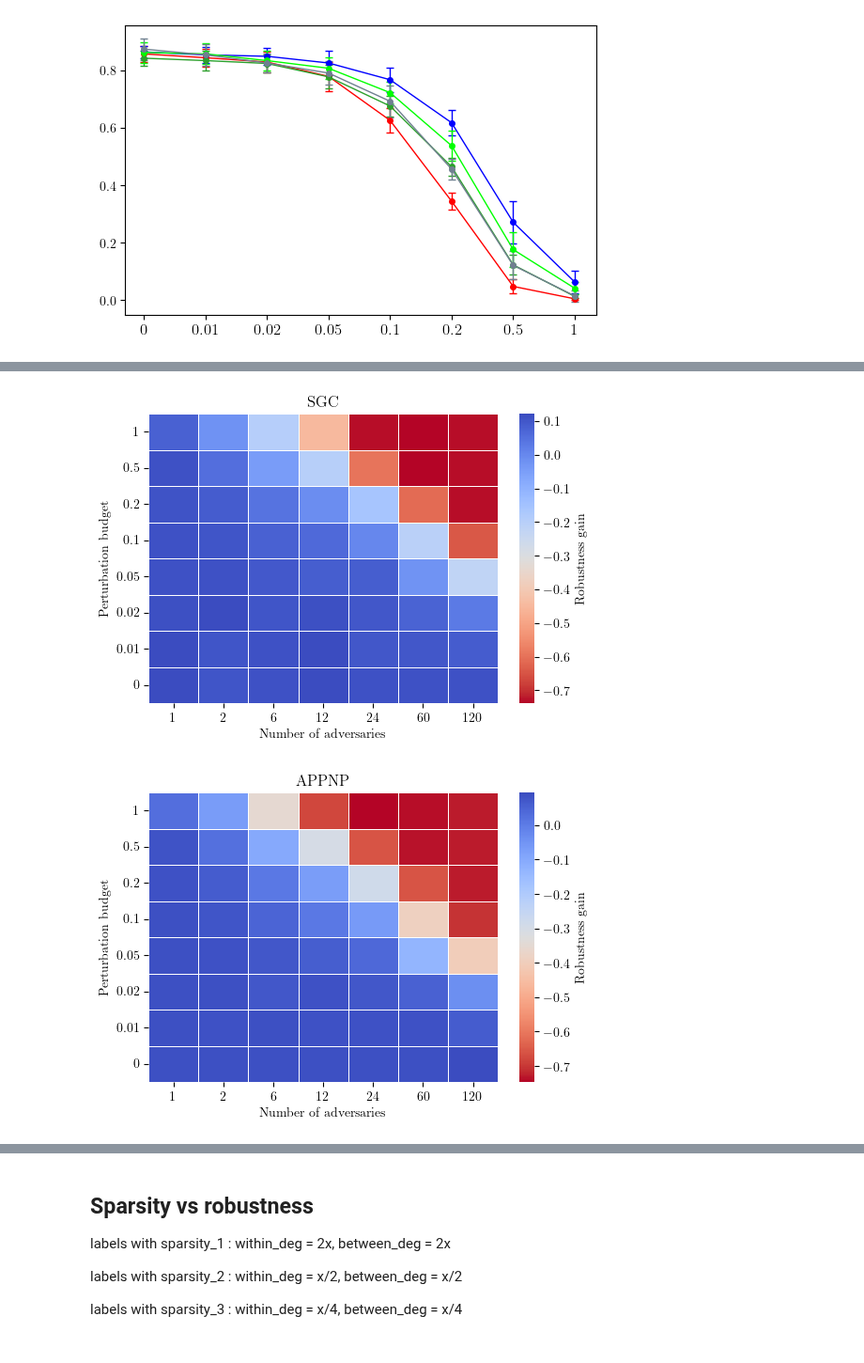
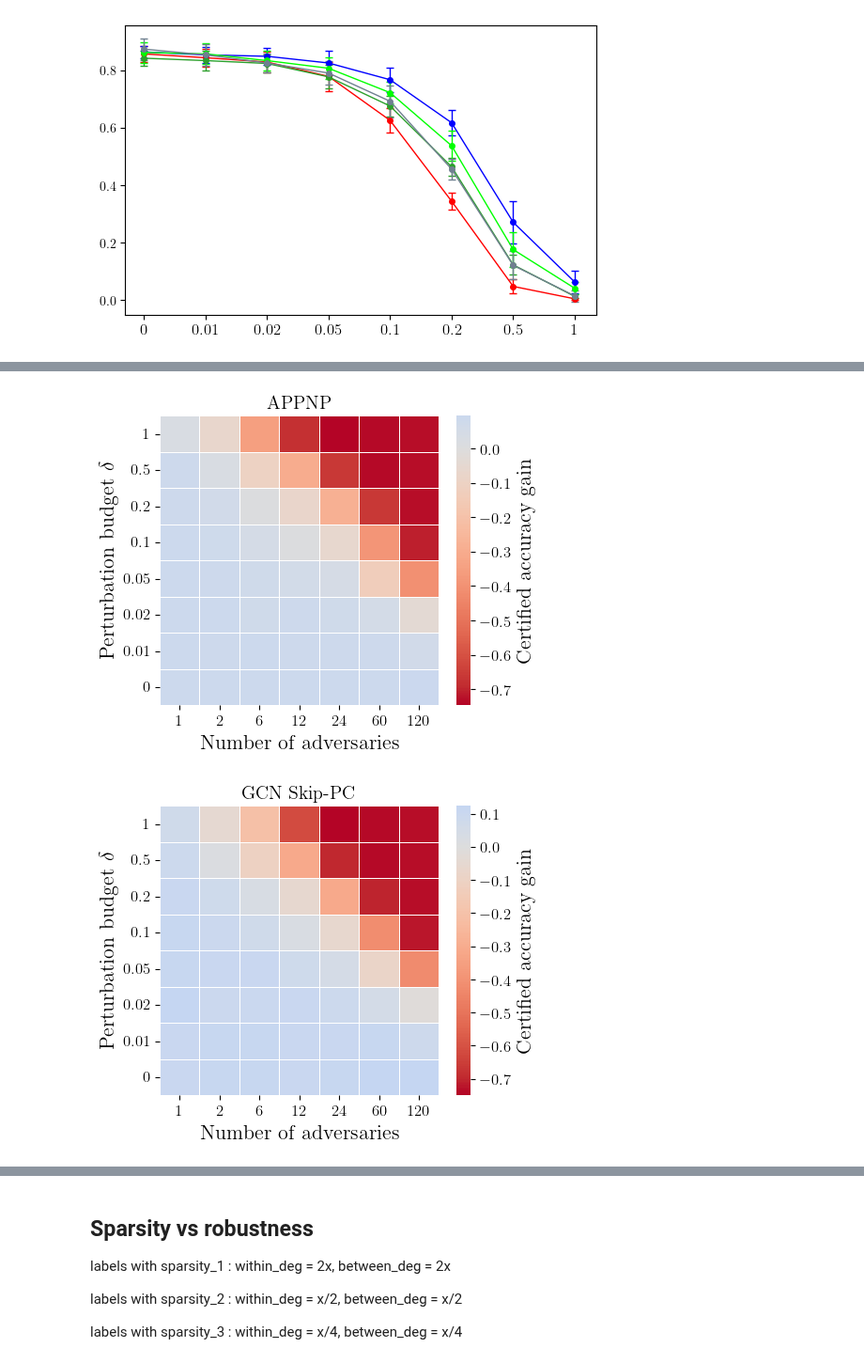
Before and after one commit to saper0/qpcert, a Jupyter notebook: notebooks/certification/m_cert_gcn.ipynb, the cells around one changed output, grey strips where cells are left out. Shown at 94% size. Cells and saved outputs as stored; diff of their text form; code cells hidden in the pictures.

```diff
--- a/notebooks/certification/m_cert_gcn.ipynb
+++ b/notebooks/certification/m_cert_gcn.ipynb
@@ -366,24 +390,25 @@ experiment_manager.plot_nadv_delta_robust_gain_wrt_mlp_heatmap(K, [model], C,
 # %%
 C = 0.01
-model = "SGC"
+model = "APPNP"
 mlp = "APPNP_alpha1"
 n_adv_plot = 24
 savefig = f'{model}_graph_info_robust_gain_C{C}_linf.png'
 experiment_manager.plot_nadv_delta_robust_gain_wrt_mlp_heatmap(K, [model], C,
                               attack_nodes, n_adv_l, delta_l[::-1], mlp=mlp,
-                              width=1, ratio=1.5, savefig=savefig)
+                              width=1, ratio=1.2, savefig=savefig)
 # %% [output]
-[figure, old version]
+[figure, new version]
 # %%
 C = 0.01
-model = "APPNP"
+model = "GCN_skippc_linear"
 mlp = "APPNP_alpha1"
+title_label = "GCN Skip-PC"
 n_adv_plot = 24
 savefig = f'{model}_graph_info_robust_gain_C{C}_linf.png'
 experiment_manager.plot_nadv_delta_robust_gain_wrt_mlp_heatmap(K, [model], C,
-                              attack_nodes, n_adv_l, delta_l[::-1], mlp=mlp,
-                              width=1, ratio=1.5, savefig=savefig)
+                              attack_nodes, n_adv_l, delta_l[::-1], mlp=mlp, title_label=[title_label],
+                              width=1, ratio=1.2, savefig=savefig)
 # %% [output]
-[figure, old version]
+[figure, new version]
 # %%
 C = 0.01
```
Also changed, not shown: parts of 10 cells of this notebook, 1 other file.
